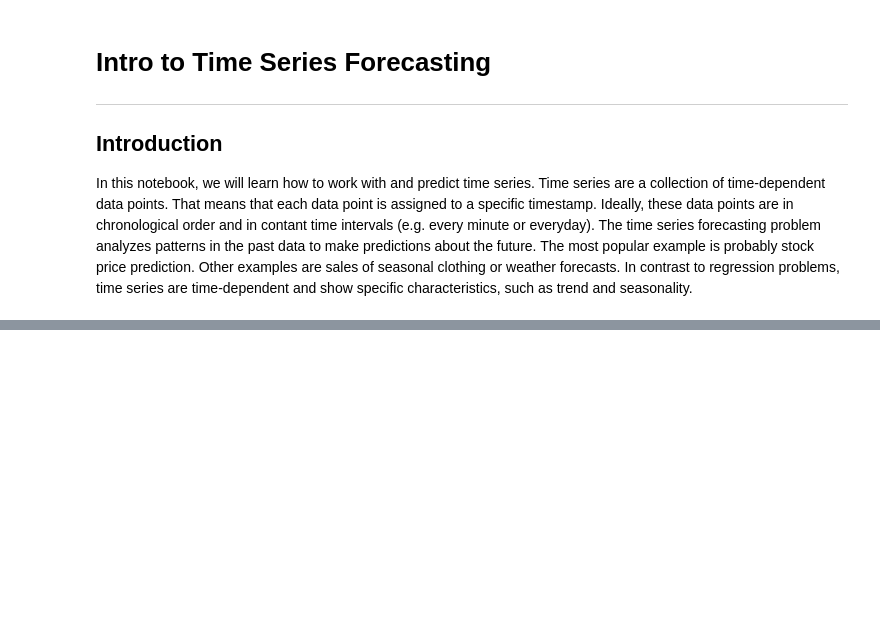
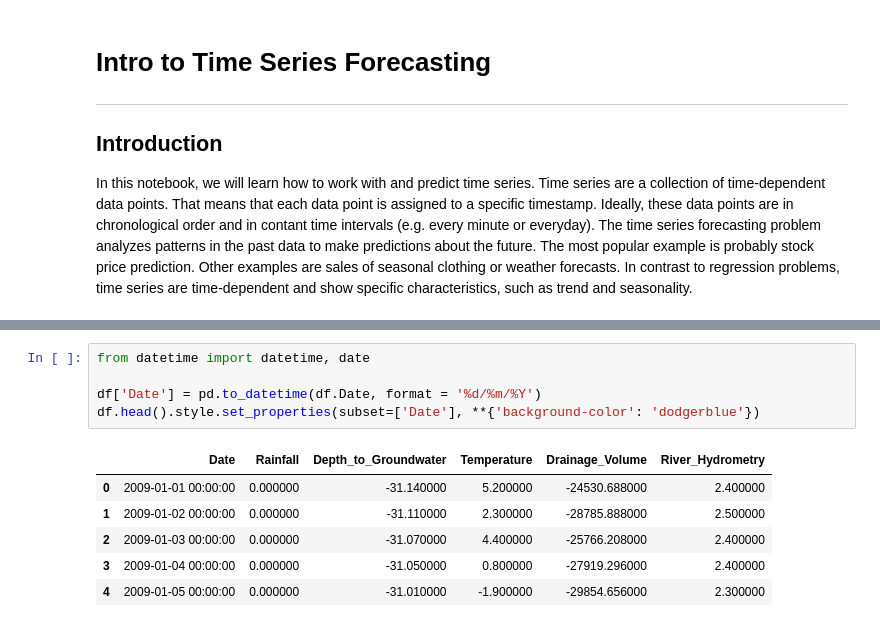
Before and after one commit to sulaiman-shamasna/Introduction-to-Time-series-Forecasting, a Jupyter notebook: notebook_one.ipynb, the cells around one changed output, grey strips where cells are left out. Drawn from its saved outputs; the diff is of its cells as text; blank space fills up the shorter version.

```diff
--- a/notebook_one.ipynb
+++ b/notebook_one.ipynb
@@ -33,0 +115,12 @@ df.head()
+# %%
+from datetime import datetime, date
+
+df['Date'] = pd.to_datetime(df.Date, format = '%d/%m/%Y')
+df.head().style.set_properties(subset=['Date'], **{'background-color': 'dodgerblue'})
+# %% [output]
+|  | Date | Rainfall | Depth_to_Groundwater | Temperature | Drainage_Volume | River_Hydrometry |
+| 0 | 2009-01-01 00:00:00 | 0.000000 | -31.140000 | 5.200000 | -24530.688000 | 2.400000 |
+| 1 | 2009-01-02 00:00:00 | 0.000000 | -31.110000 | 2.300000 | -28785.888000 | 2.500000 |
+| 2 | 2009-01-03 00:00:00 | 0.000000 | -31.070000 | 4.400000 | -25766.208000 | 2.400000 |
+| 3 | 2009-01-04 00:00:00 | 0.000000 | -31.050000 | 0.800000 | -27919.296000 | 2.400000 |
+| 4 | 2009-01-05 00:00:00 | 0.000000 | -31.010000 | -1.900000 | -29854.656000 | 2.300000 |
```
Also changed, not shown: parts of 8 cells of this notebook.
